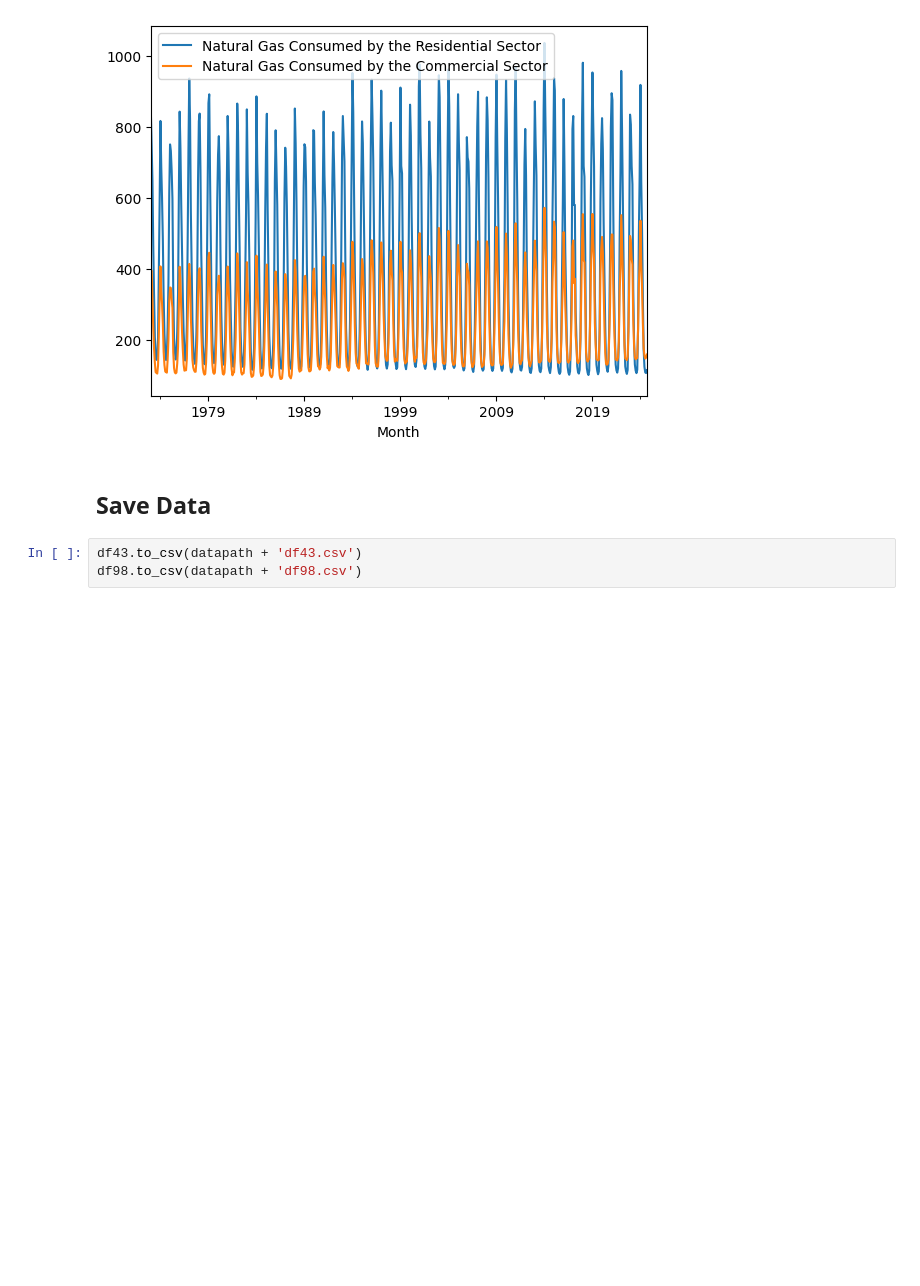
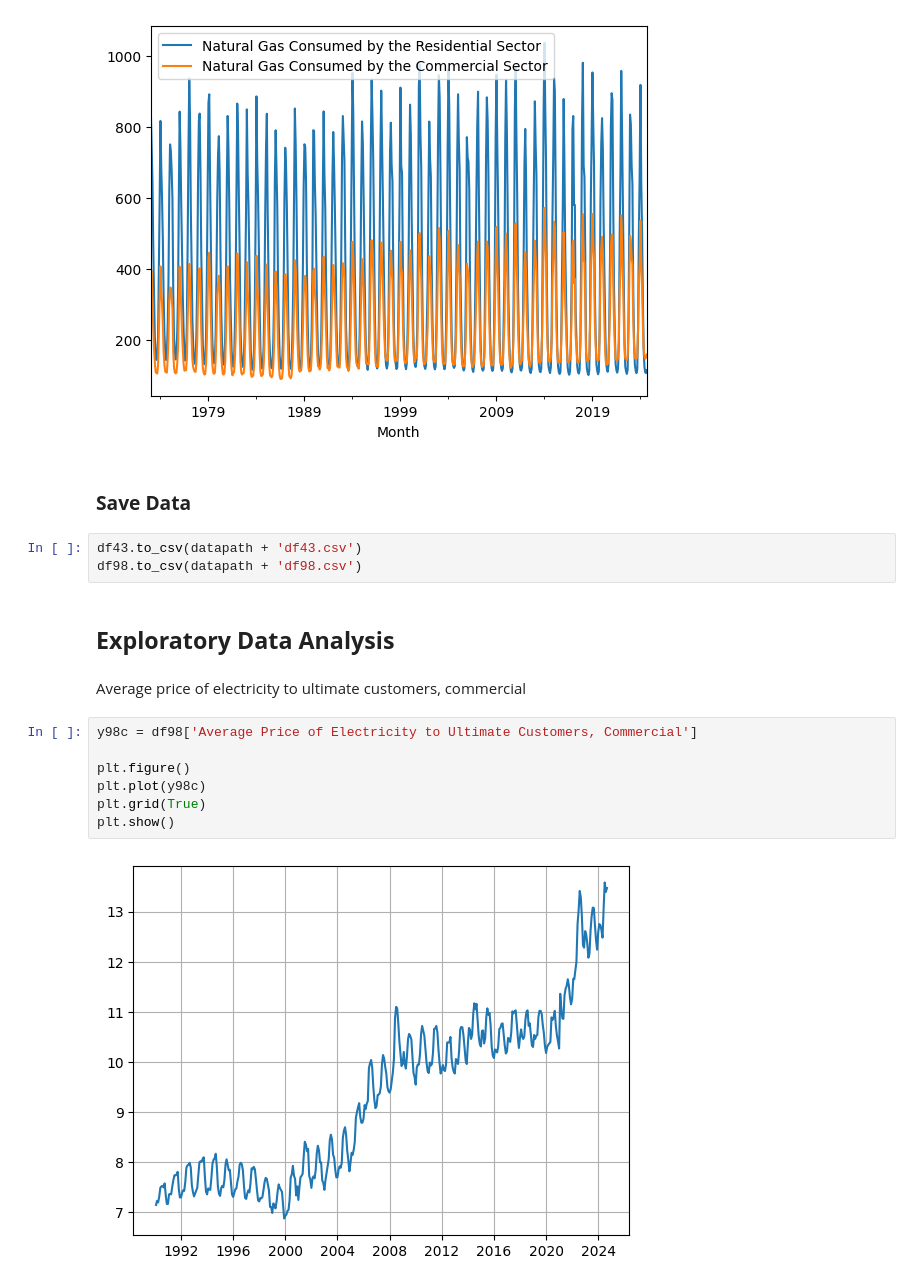
Before and after one commit to bktakacs/springboard_dsc_capstone3, a Jupyter notebook: dw-eda.ipynb, the cells around one changed output. Saved outputs shown, nothing was run; the diff lists cells and outputs as text; blank space fills up the shorter version.

Commit message:
combining data wrangling and eda notebooks

```diff
--- a/data-wrangling.ipynb
+++ b/dw-eda.ipynb
@@ -214,7 +221,20 @@ plt.show()
 [figure]
 [figure]
 # %% [markdown]
-## __Save Data__
+### __Save Data__
 # %%
 df43.to_csv(datapath + 'df43.csv')
 df98.to_csv(datapath + 'df98.csv')
+# %% [markdown]
+## __Exploratory Data Analysis__
+# %% [markdown]
+Average price of electricity to ultimate customers, commercial
+# %%
+y98c = df98['Average Price of Electricity to Ultimate Customers, Commercial']
+
+plt.figure()
+plt.plot(y98c)
+plt.grid(True)
+plt.show()
+# %% [output]
+[figure, added]
```
Also changed, not shown: parts of 4 cells of this notebook.
